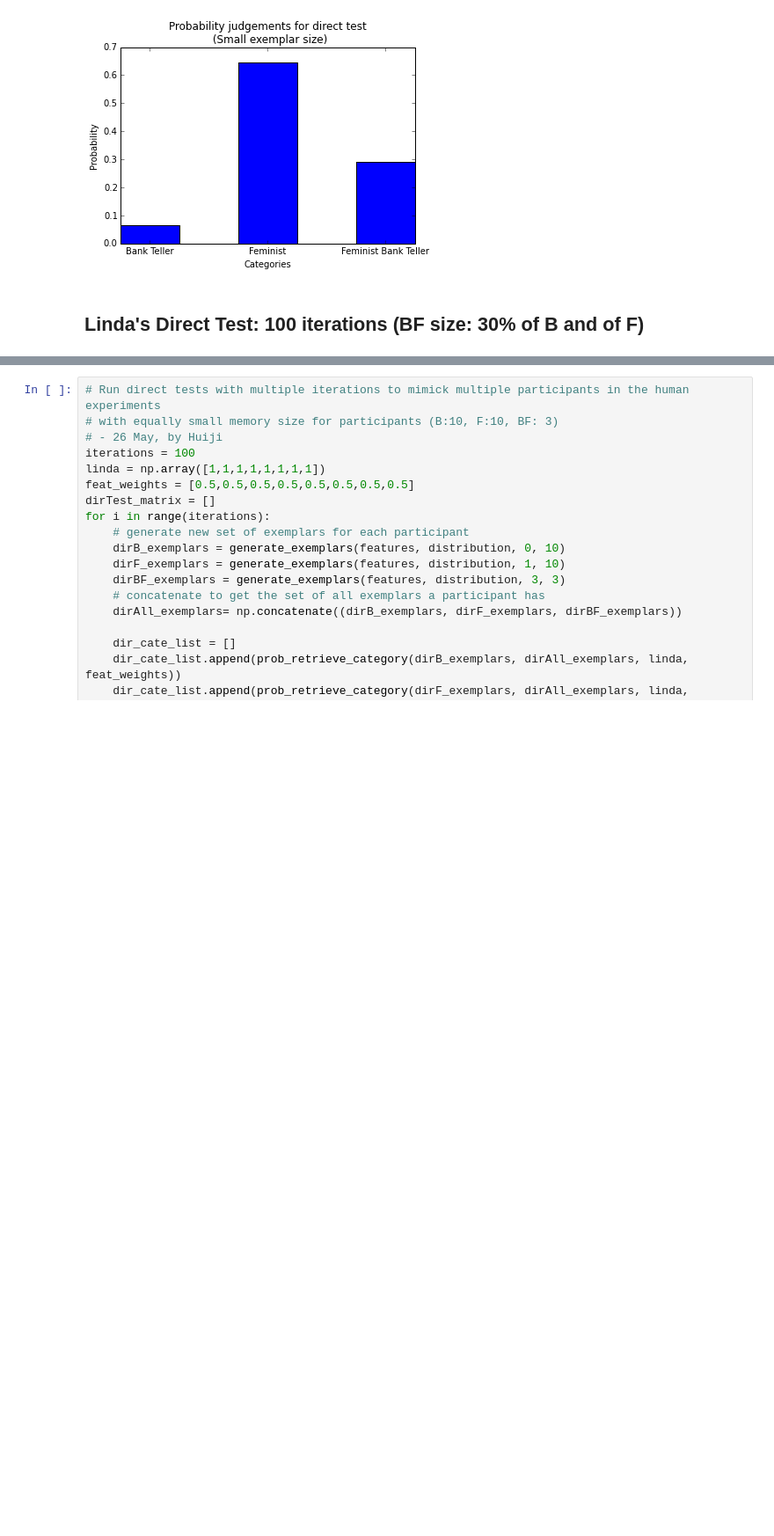
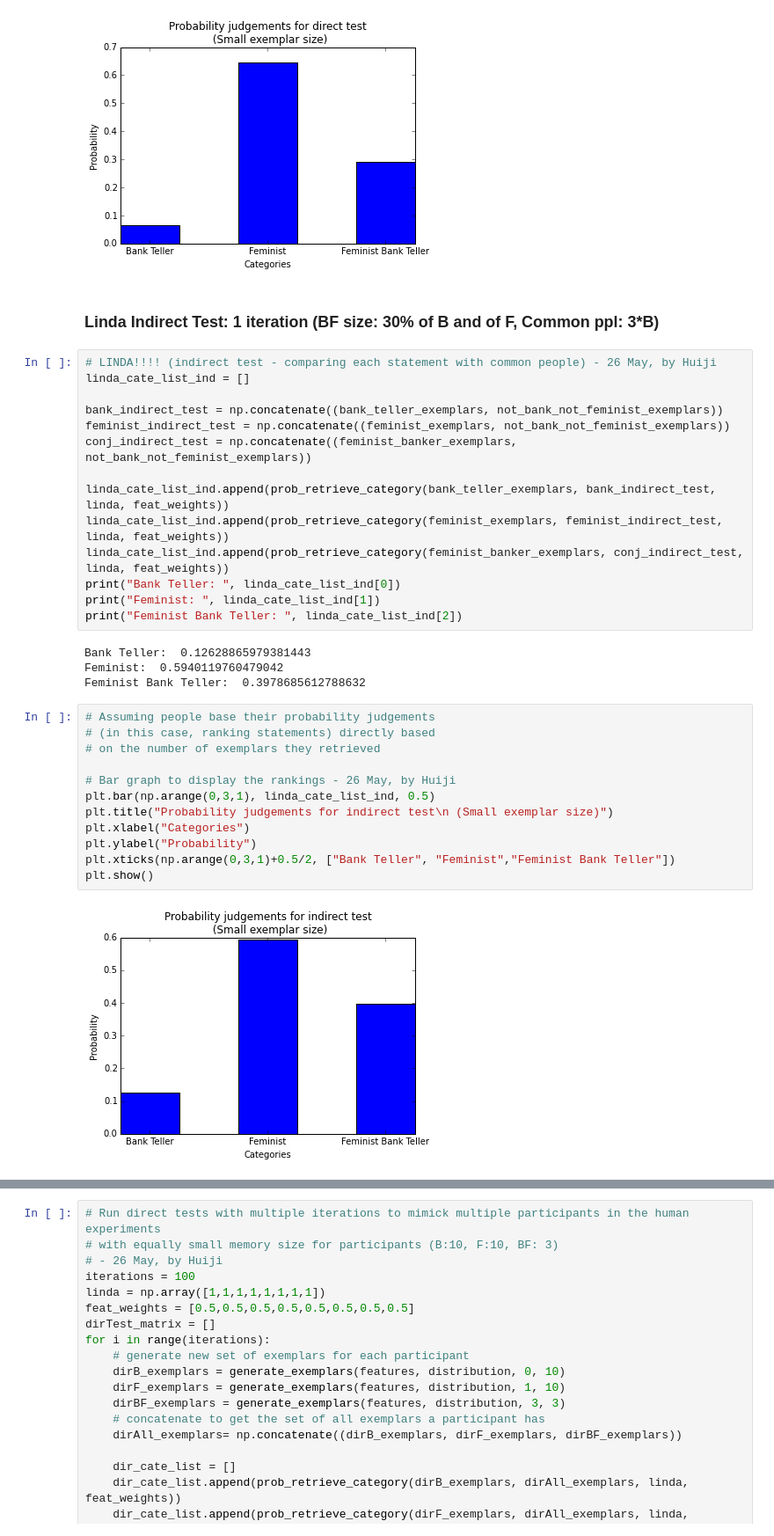
Before and after one commit to yinghj/CS328-Spring-2016, a Jupyter notebook: Final Project.ipynb, the cells around one changed output, grey strips where cells are left out. Shown at 88% size. Saved outputs shown, nothing was run; the diff lists cells and outputs as text; blank space fills up the shorter version.

Commit message:
Added Linda's Indirect Test single and 100 iterations version with big and small memory size

```diff
--- a/Final Project.ipynb
+++ b/Final Project.ipynb
@@ -293,4 +293,36 @@ plt.show()
 # %% [output]
 [figure]
 # %% [markdown]
-## Linda's Direct Test: 100 iterations (BF size: 30% of B and of F)
+### Linda Indirect Test: 1 iteration (BF size: 30% of B and of F, Common ppl: 3*B)
+# %%
+# LINDA!!!! (indirect test - comparing each statement with common people) - 26 May, by Huiji
+linda_cate_list_ind = []
+
+bank_indirect_test = np.concatenate((bank_teller_exemplars, not_bank_not_feminist_exemplars))
+feminist_indirect_test = np.concatenate((feminist_exemplars, not_bank_not_feminist_exemplars))
+conj_indirect_test = np.concatenate((feminist_banker_exemplars, not_bank_not_feminist_exemplars))
+
+linda_cate_list_ind.append(prob_retrieve_category(bank_teller_exemplars, bank_indirect_test, linda, feat_weights))
+linda_cate_list_ind.append(prob_retrieve_category(feminist_exemplars, feminist_indirect_test, linda, feat_weights))
+linda_cate_list_ind.append(prob_retrieve_category(feminist_banker_exemplars, conj_indirect_test, linda, feat_weights))
+print("Bank Teller: ", linda_cate_list_ind[0])
+print("Feminist: ", linda_cate_list_ind[1])
+print("Feminist Bank Teller: ", linda_cate_list_ind[2])
+# %% [output]
+Bank Teller:  0.12628865979381443
+Feminist:  0.5940119760479042
+Feminist Bank Teller:  0.3978685612788632
+# %%
+# Assuming people base their probability judgements
+# (in this case, ranking statements) directly based
+# on the number of exemplars they retrieved
+
+# Bar graph to display the rankings - 26 May, by Huiji
+plt.bar(np.arange(0,3,1), linda_cate_list_ind, 0.5)
+plt.title("Probability judgements for indirect test\n (Small exemplar size)")
+plt.xlabel("Categories")
+plt.ylabel("Probability")
+plt.xticks(np.arange(0,3,1)+0.5/2, ["Bank Teller", "Feminist","Feminist Bank Teller"])
+plt.show()
+# %% [output]
+[figure, added]
```
Also changed, not shown: parts of 11 cells of this notebook.
